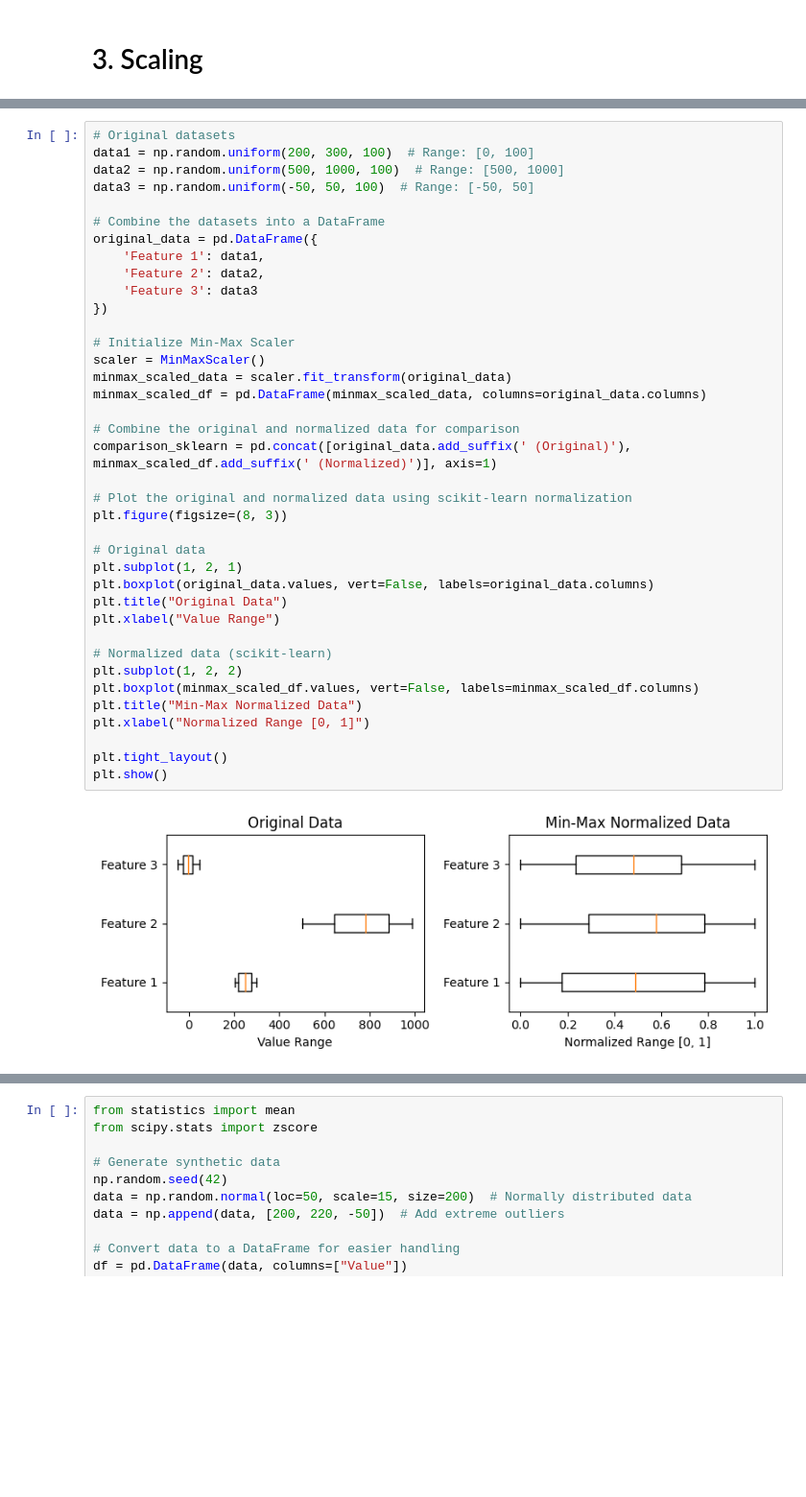
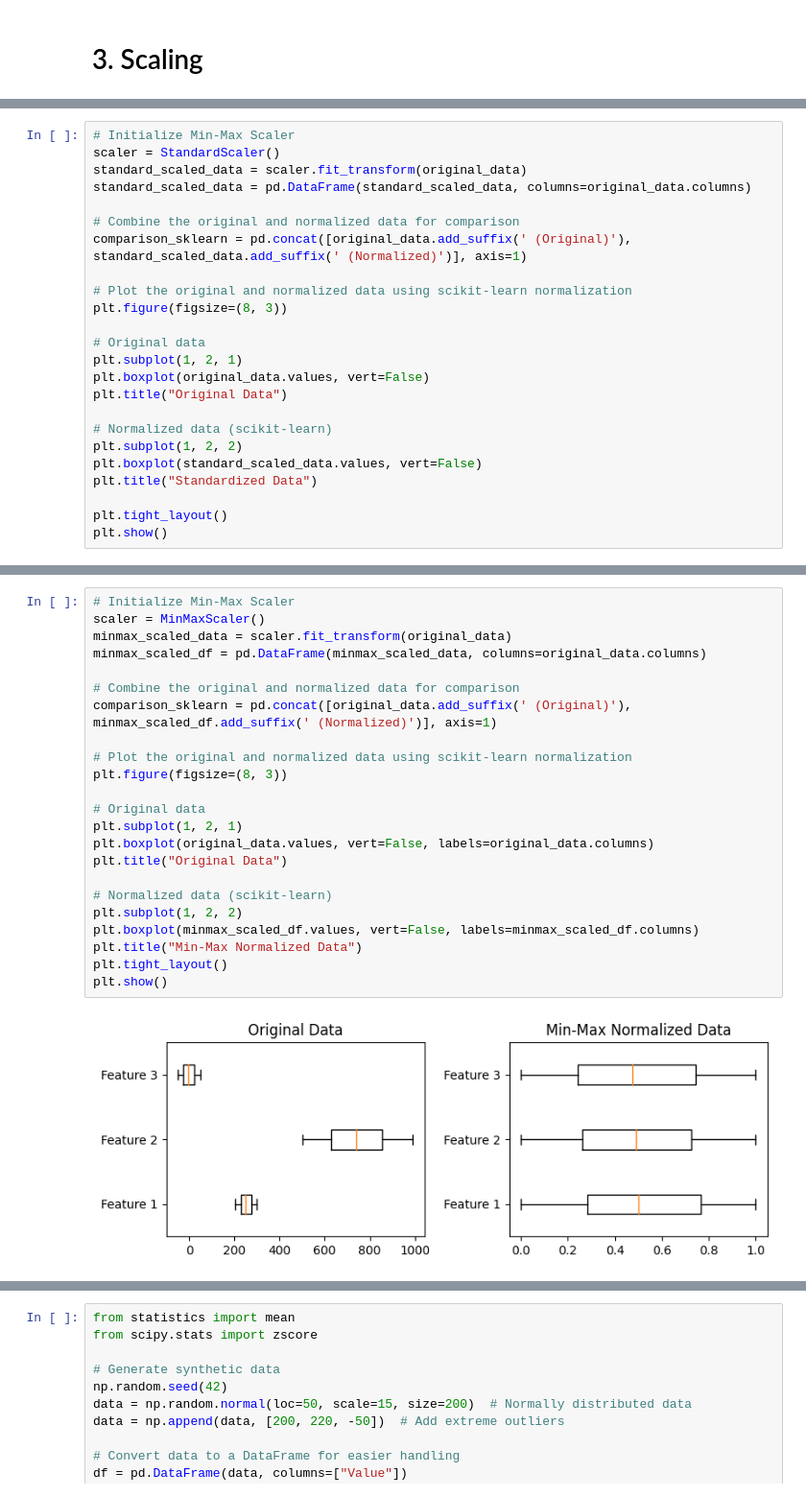
Before and after one commit to XanderYoon/EAS_8803, a Jupyter notebook: Week_2/Data_Transformation.ipynb, the cells around one changed output, grey strips where cells are left out. Shown at 96% size. Cells and saved outputs as stored; diff of their text form; blank space fills up the shorter version.

Commit message:
added more transforms

```diff
--- a/Week_2/Data_Transformation.ipynb
+++ b/Week_2/Data_Transformation.ipynb
@@ -100,0 +126,24 @@ plot_transform(boxcox_original_data, boxcox_transformed_data)
+# %%
+# Initialize Min-Max Scaler
+scaler = StandardScaler()
+standard_scaled_data = scaler.fit_transform(original_data)
+standard_scaled_data = pd.DataFrame(standard_scaled_data, columns=original_data.columns)
+
+# Combine the original and normalized data for comparison
+comparison_sklearn = pd.concat([original_data.add_suffix(' (Original)'), standard_scaled_data.add_suffix(' (Normalized)')], axis=1)
+
+# Plot the original and normalized data using scikit-learn normalization
+plt.figure(figsize=(8, 3))
+
+# Original data
+plt.subplot(1, 2, 1)
+plt.boxplot(original_data.values, vert=False)
+plt.title("Original Data")
+
+# Normalized data (scikit-learn)
+plt.subplot(1, 2, 2)
+plt.boxplot(standard_scaled_data.values, vert=False)
+plt.title("Standardized Data")
+
+plt.tight_layout()
+plt.show()
@@ -109,45 +180,30 @@ plot_transform(boxcox_original_data, boxcox_transformed_data)
 **Edge Cases**:
 - When features need to be constrained to a specific range (e.g., [0, 1]) or when using algorithms like Neural Networks or PCA.
 # %%
-# Original datasets
-data1 = np.random.uniform(200, 300, 100)  # Range: [0, 100]
-data2 = np.random.uniform(500, 1000, 100)  # Range: [500, 1000]
-data3 = np.random.uniform(-50, 50, 100)  # Range: [-50, 50]
-
-# Combine the datasets into a DataFrame
-original_data = pd.DataFrame({
-    'Feature 1': data1,
-    'Feature 2': data2,
-    'Feature 3': data3
-})
-
 # Initialize Min-Max Scaler
 scaler = MinMaxScaler()
 minmax_scaled_data = scaler.fit_transform(original_data)
 minmax_scaled_df = pd.DataFrame(minmax_scaled_data, columns=original_data.columns)
 
 # Combine the original and normalized data for comparison
 comparison_sklearn = pd.concat([original_data.add_suffix(' (Original)'), minmax_scaled_df.add_suffix(' (Normalized)')], axis=1)
 
 # Plot the original and normalized data using scikit-learn normalization
 plt.figure(figsize=(8, 3))
 
 # Original data
 plt.subplot(1, 2, 1)
 plt.boxplot(original_data.values, vert=False, labels=original_data.columns)
 plt.title("Original Data")
-plt.xlabel("Value Range")
 
 # Normalized data (scikit-learn)
 plt.subplot(1, 2, 2)
 plt.boxplot(minmax_scaled_df.values, vert=False, labels=minmax_scaled_df.columns)
 plt.title("Min-Max Normalized Data")
-plt.xlabel("Normalized Range [0, 1]")
-
 plt.tight_layout()
 plt.show()
 # %% [output]
-[figure, old version]
+[figure, new version]
 # %%
 # Plot histograms to compare original and normalized data
 plt.figure(figsize=(14, 8))
```
Also changed, not shown: parts of 43 cells of this notebook, 2 other files.
